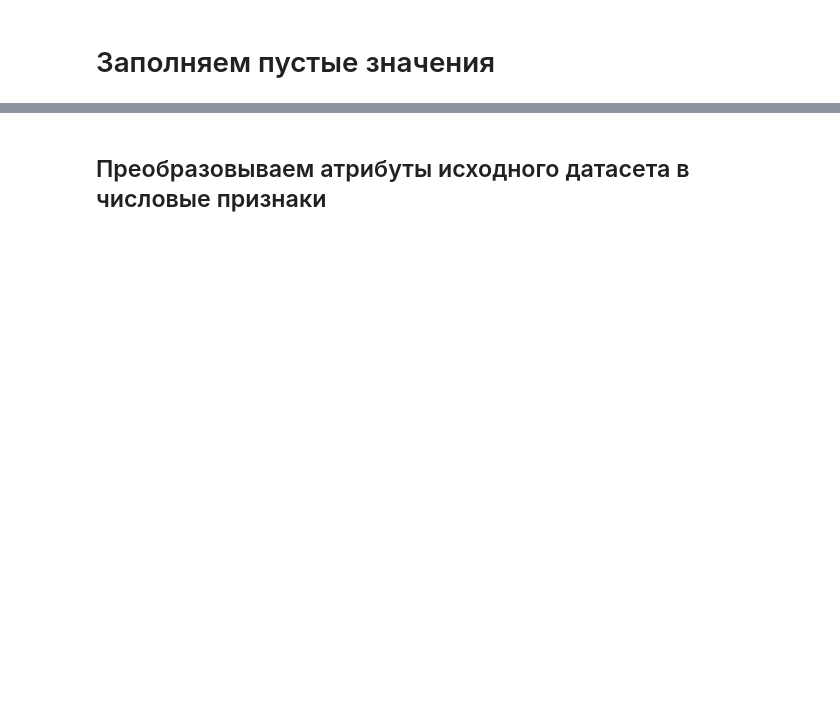
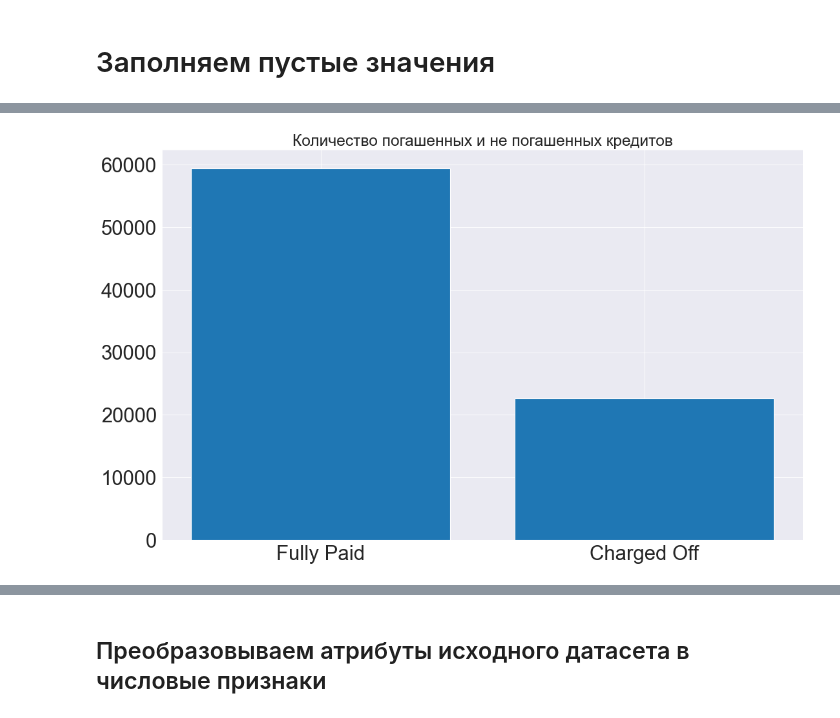
Before and after one commit to Amikuto/MLCourseWork, a Jupyter notebook: main.ipynb, the cells around one changed output, grey strips where cells are left out. Cells and saved outputs as stored; diff of their text form; code cells hidden in the pictures; blank space fills up the shorter version.

```diff
--- a/main.ipynb
+++ b/main.ipynb
@@ -1143,0 +1221,11 @@ data_scoring.head()
+# %%
+cols = data_scoring["Loan Status"].unique()
+counts = data_scoring["Loan Status"].value_counts()
+
+plt.figure(figsize=(16,10), dpi= 80)
+plt.bar(cols, counts)
+
+plt.title("Количество погашенных и не погашенных кредитов", fontsize=22)
+plt.show()
+# %% [output]
+[figure, added]
```
Also changed, not shown: parts of 31 cells of this notebook.
